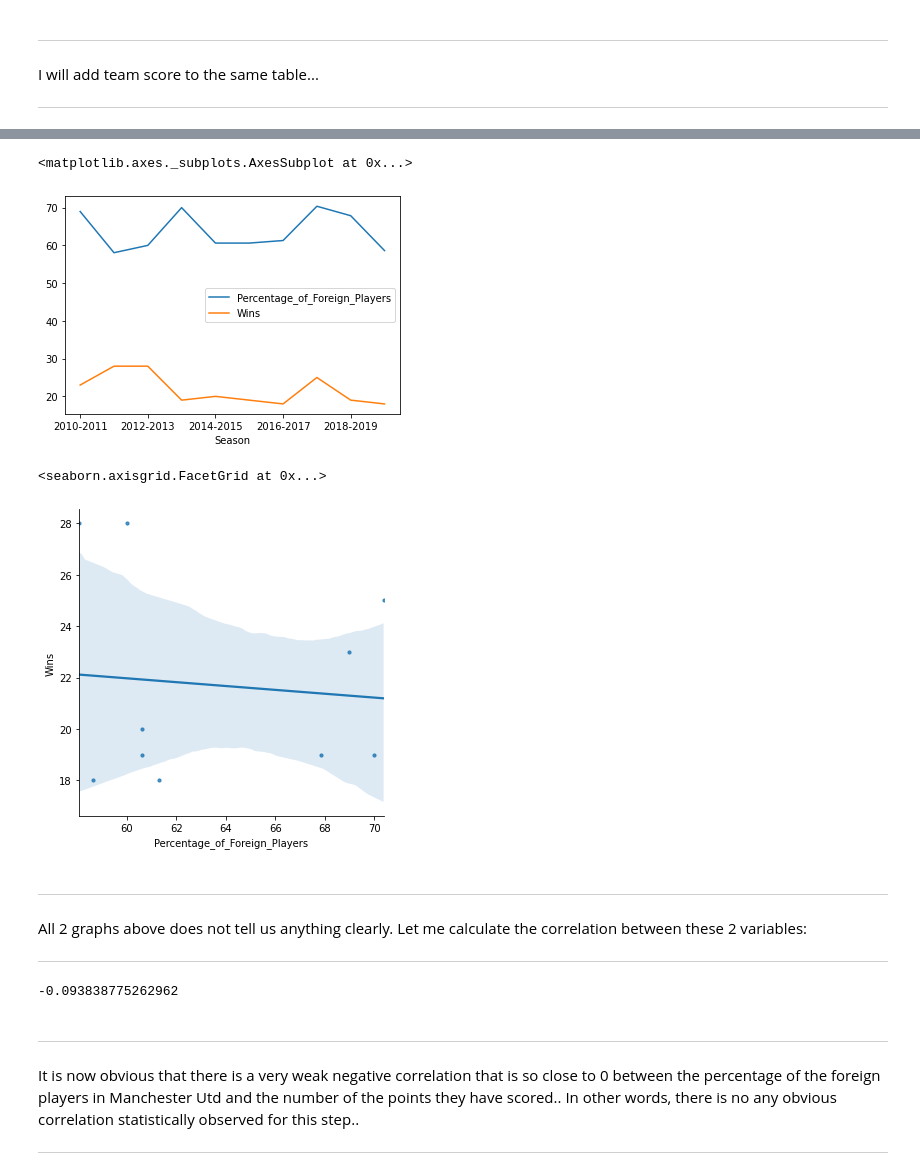
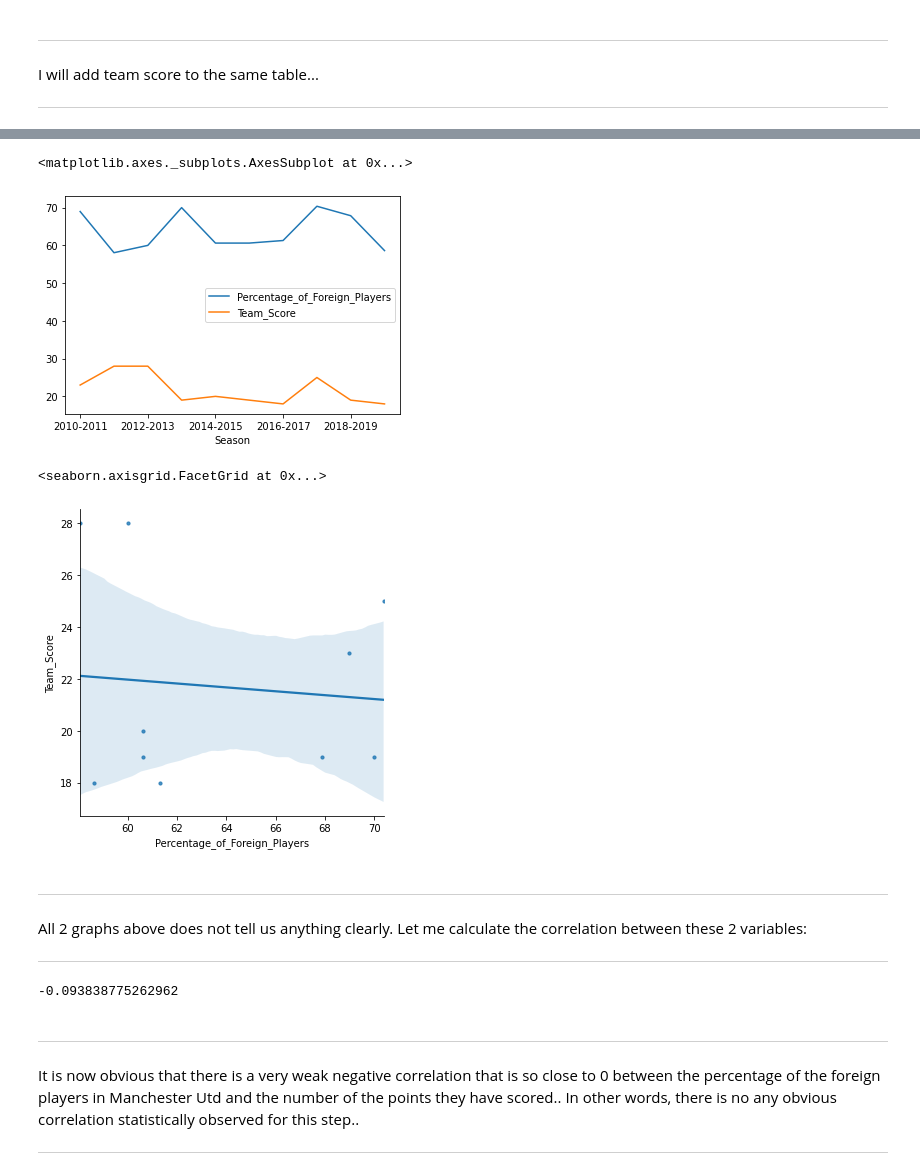
Before and after one commit to ayktonr/uol_dsc020_cw, a Jupyter notebook: cw_main.ipynb, the cells around one changed output, grey strips where cells are left out. Drawn from its saved outputs; the diff is of its cells as text; code cells hidden in the pictures.

```diff
--- a/cw_main.ipynb
+++ b/cw_main.ipynb
@@ -272,12 +291,12 @@ I will change the column name from nation to 'Number of Foreign players' and sel
 
 ***
 # %%
-df_players_w_percentage = df_players_w_percentage.rename(columns={'Player': 'Num_Foreign_Players'})
+df_players_with_percentage = df_players_with_percentage.rename(columns={'Player': 'Num_Foreign_Players'})
 
-df_players_w_percentage = df_players_w_percentage[[ 'Num_Foreign_Players', 'Total_Num_Players']]
+df_players_with_percentage = df_players_with_percentage[[ 'Num_Foreign_Players', 'Total_Num_Players']]
 
 
-df_players_w_percentage
+df_players_with_percentage
 # %% [output]
 |  | Num_Foreign_Players | Total_Num_Players |
 | Season |  |  |
@@ -319,0 +320,8 @@ df_players_w_percentage
+# %%
+df_players_with_percentage = percentage_data(df_players_with_percentage
+                                             ,df_players_with_percentage.Num_Foreign_Players
+                                             ,df_players_with_percentage.Total_Num_Players
+                                             ,'Percentage_of_Foreign_Players')
+
+
+df_players_with_percentage
@@ -324,6 +345,9 @@ I will add team score to the same table...
 
 ***
 # %%
-df_all_stats_clean_index_changed = df_all_stats_clean.set_index('Season')
+df_all_mUtd_stats_clean_index_changed = df_all_mUtd_stats_clean.set_index('Season').copy()
 
-df_players_w_percentage = pd.merge(df_players_w_percentage, df_all_stats_clean_index_changed, left_index=True, right_index=True)
+df_players_with_percentage = pd.merge(df_players_with_percentage
+                                      ,df_all_mUtd_stats_clean_index_changed
+                                      ,left_index=True
+                                      ,right_index=True)
@@ -348,0 +354,10 @@ df_players_w_percentage
+# %%
+df_players_with_percentage = df_players_with_percentage [['Num_Foreign_Players'
+                                                        ,'Total_Num_Players'
+                                                        ,'Percentage_of_Foreign_Players'
+                                                        ,'Wins'
+                                                        ,'Ranking']]
+
+df_players_with_percentage = df_players_with_percentage.rename (columns={'Wins': 'Team_Score'})
+
+df_players_with_percentage
@@ -349,27 +377,28 @@ df_players_w_percentage
 # %%
-df_players_w_percentage[['Percentage_of_Foreign_Players','Wins']].plot()
+df_players_with_percentage[['Percentage_of_Foreign_Players','Team_Score']].plot()
 # %% [output]
 <matplotlib.axes._subplots.AxesSubplot at 0x...>
-[figure, old version]
+[figure, new version]
 # %%
-sns.lmplot('Percentage_of_Foreign_Players', 'Wins',
-           data=df_players_w_percentage,
-           fit_reg=True,
-           scatter_kws={"marker": "D",
-                        "s": 10})
+sns.lmplot('Percentage_of_Foreign_Players'
+           ,'Team_Score'
+           ,data=df_players_with_percentage
+           ,fit_reg=True
+           ,scatter_kws={"marker": "D"
+                        ,"s": 10})
 # %% [output]
 <seaborn.axisgrid.FacetGrid at 0x...>
-[figure, old version]
+[figure, new version]
 # %% [markdown]
 ***
 
 All 2 graphs above does not tell us anything clearly. Let me calculate the correlation between these 2 variables:
 
 ***
-# %%
-df_players_w_percentage.Percentage_of_Foreign_Players.corr(df_players_w_percentage.Wins)
-# %% [output]
--0.093838775262962
+# %%
+df_players_with_percentage.Percentage_of_Foreign_Players.corr(df_players_with_percentage.Team_Score)
+# %% [output]
+-0.093838775262962
 # %% [markdown]
 ***
 
```
Also changed, not shown: parts of 41 cells of this notebook, 2 other files.
